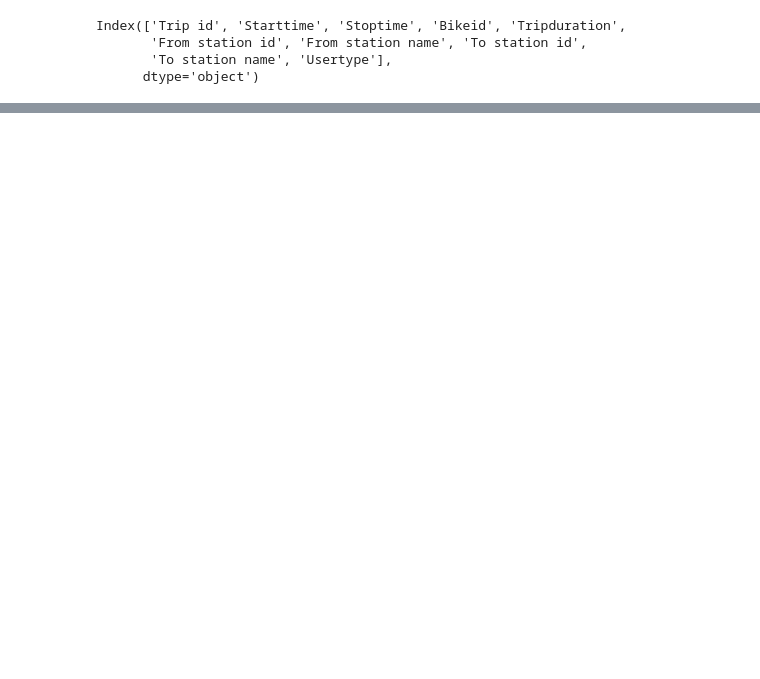
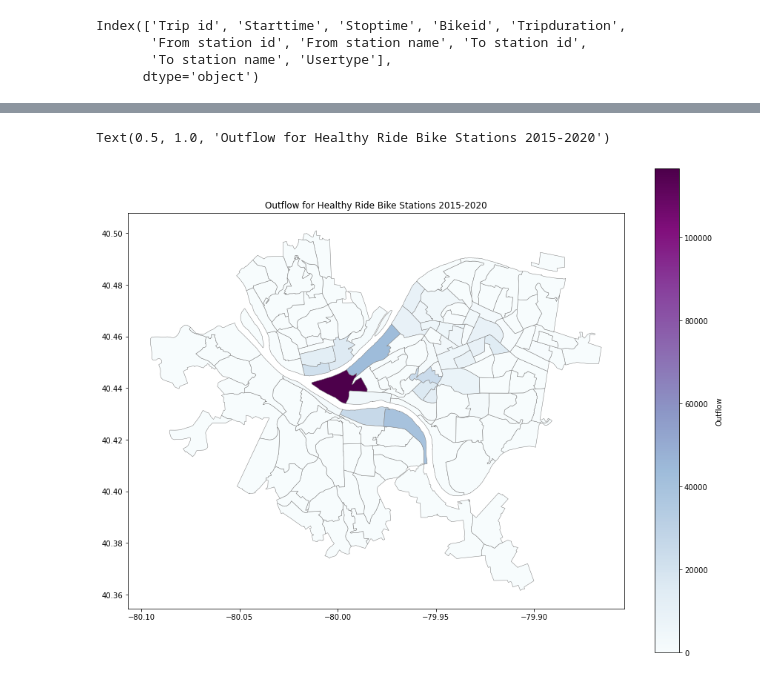
Before and after one commit to katelyn98/HealthyRide-Mapping, a Jupyter notebook: Notebooks/InflowOutflow.ipynb, the cells around one changed output, grey strips where cells are left out. Drawn from its saved outputs; the diff is of its cells as text; code cells hidden in the pictures; blank space fills up the shorter version.

```diff
--- a/Notebooks/InflowOutflow.ipynb
+++ b/Notebooks/InflowOutflow.ipynb
@@ -224,0 +217,2 @@ ax = pdf.plot(column="outflow_count", cmap='BuPu', figsize = (15, 12), edgecolor
+# %%
+final_df = final_df.drop(columns=['Usertype', 'Starttime', 'Stoptime', 'Bikeid', 'From station name', 'To station name'])
@@ -224,0 +221,3 @@ ax = pdf.plot(column="outflow_count", cmap='BuPu', figsize = (15, 12), edgecolor
+# %%
+tract_station = stations_centract_df.drop(columns=['Station_Name', 'NumRacks'])
+tract_station = tract_station.rename(columns={'Station #':'station_id'})
@@ -224,0 +285,41 @@ ax = pdf.plot(column="outflow_count", cmap='BuPu', figsize = (15, 12), edgecolor
+# %%
+outflow_dict = {}
+inflow_dict = {}
+for row,col in outflow_df.iterrows():
+    stationid = outflow_df.loc[row]['station_id']
+    outflow = outflow_df.loc[row]['outflow_count']
+    tract = outflow_df.loc[row]['tractce10']
+    if tract not in outflow_dict.keys():
+        outflow_dict[tract] = outflow
+    else:
+        outflow_dict[tract] += outflow
+
+    ######################################
+    stationid_in = inflow_df.loc[row]['station_id']
+    inflow = inflow_df.loc[row]['inflow_count']
+    tractin = inflow_df.loc[row]['tractce10']
+    if tractin not in inflow_dict.keys():
+        inflow_dict[tractin] = inflow
+    else:
+        inflow_dict[tractin] += inflow
+# %%
+cenTract['outflow'] = 0
+for row, col in cenTract.iterrows():
+    if cenTract.loc[row]['tractce10'] in outflow_dict.keys():
+        cenTract.at[row, 'outflow'] = outflow_dict[cenTract.loc[row]['tractce10']]
+    else:
+        cenTract.at[row, 'outflow'] = 0
+
+cenTract['inflow'] = 0
+for row, col in cenTract.iterrows():
+    if cenTract.loc[row]['tractce10'] in inflow_dict.keys():
+        cenTract.at[row, 'inflow'] = inflow_dict[cenTract.loc[row]['tractce10']]
+    else:
+        cenTract.at[row, 'inflow'] = 0
+# %%
+ax = cenTract.plot(column="outflow", cmap='BuPu', figsize = (15, 12), edgecolor = "grey",
+              linewidth = 0.5, legend = True, legend_kwds={'label': "Outflow",'orientation': "vertical"})
+plt.title("Outflow for Healthy Ride Bike Stations 2015-2020")
+# %% [output]
+Text(0.5, 1.0, 'Outflow for Healthy Ride Bike Stations 2015-2020')
+[figure, added]
```
Also changed, not shown: parts of 29 cells of this notebook, 23 other files.
